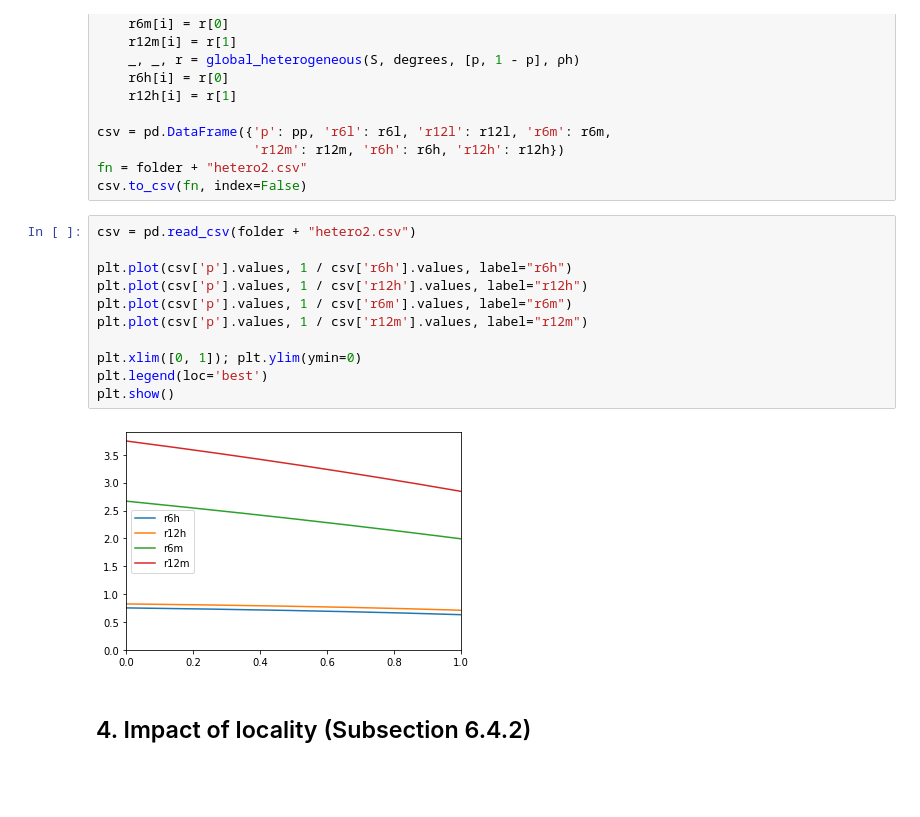
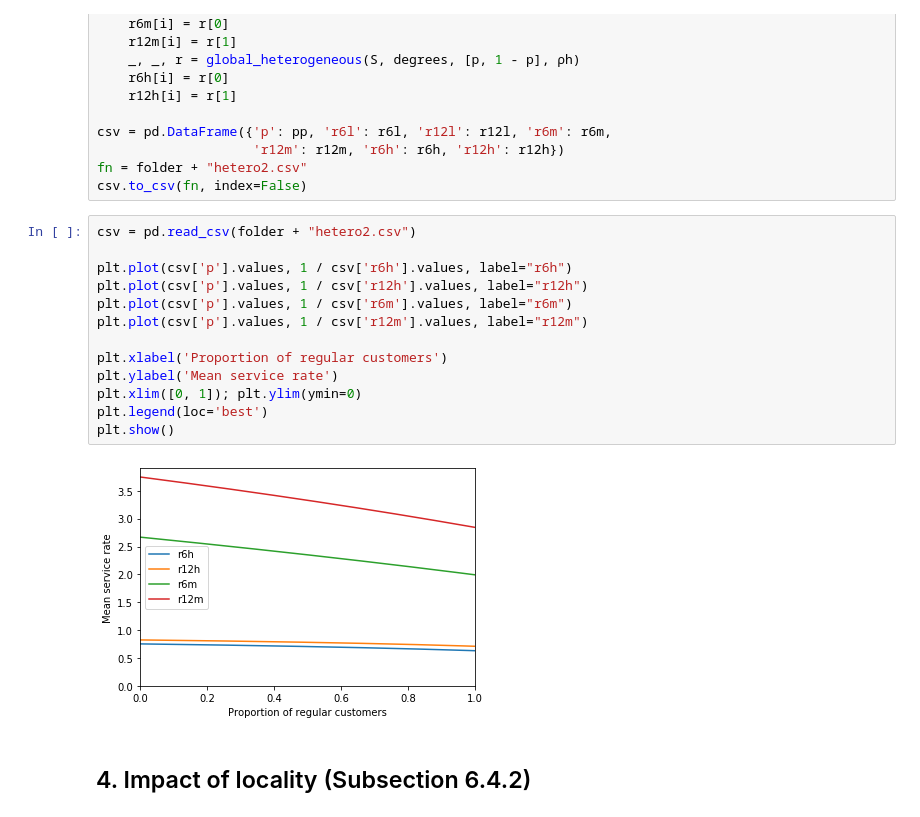
Before and after one commit to ccomte/phd-thesis, a Jupyter notebook: 6-performance-analysis-by-server-elimination/compute_and_plot.ipynb, the cells around one changed output. Saved outputs shown, nothing was run; the diff lists cells and outputs as text; blank space fills up the shorter version.

Commit message:
Improve readability
Change function name from line_Li to line_Lt.
Add labels to the plot axes.

```diff
--- a/6-performance-analysis-by-server-elimination/compute_and_plot.ipynb
+++ b/6-performance-analysis-by-server-elimination/compute_and_plot.ipynb
@@ -278,16 +281,18 @@ csv.to_csv(fn, index=False)
 # %%
 csv = pd.read_csv(folder + "hetero2.csv")
 
 plt.plot(csv['p'].values, 1 / csv['r6h'].values, label="r6h")
 plt.plot(csv['p'].values, 1 / csv['r12h'].values, label="r12h")
 plt.plot(csv['p'].values, 1 / csv['r6m'].values, label="r6m")
 plt.plot(csv['p'].values, 1 / csv['r12m'].values, label="r12m")
 
+plt.xlabel('Proportion of regular customers')
+plt.ylabel('Mean service rate')
 plt.xlim([0, 1]); plt.ylim(ymin=0)
 plt.legend(loc='best')
 plt.show()
 # %% [output]
-[figure, old version]
+[figure, new version]
 # %% [markdown]
 ## 4. Impact of locality (Subsection 6.4.2)
 # %% [markdown]
```
Also changed, not shown: parts of 14 cells of this notebook.
